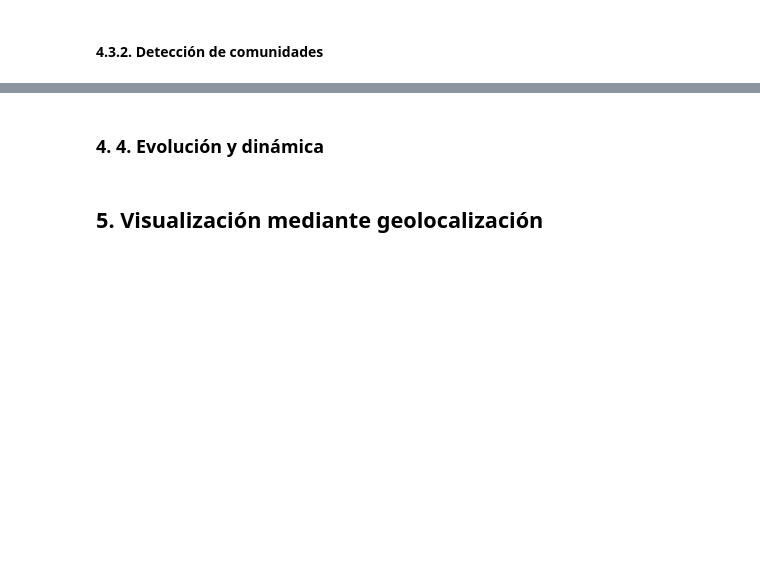
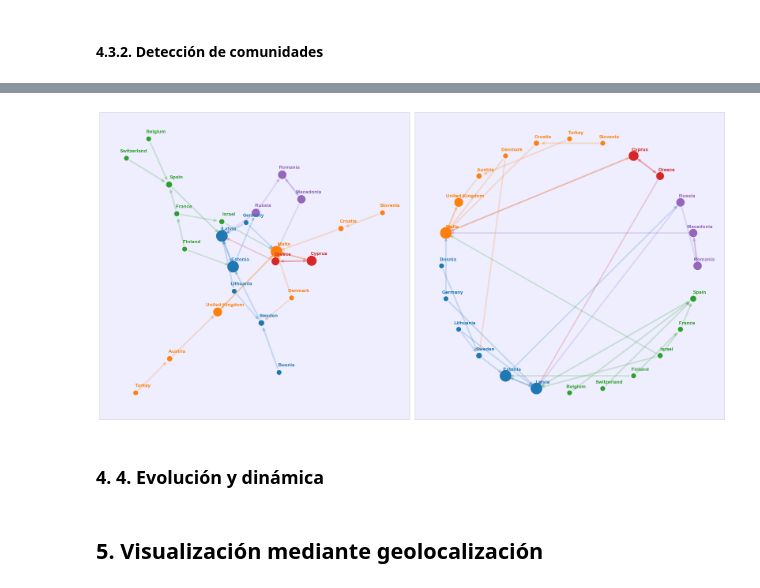
Before and after one commit to sofiamacein/MINT-Eurovision, a Jupyter notebook: Eurovision_Sofia.ipynb, the cells around one changed output, grey strips where cells are left out. Drawn from its saved outputs; the diff is of its cells as text; code cells hidden in the pictures; blank space fills up the shorter version.

```diff
--- a/Eurovision_Sofia.ipynb
+++ b/Eurovision_Sofia.ipynb
@@ -1208,3 +1280,40 @@ plt.show()
+# %%
+# Grafo
+df_2002, edges_02, G_02, Gedges_02 = plot_eurovision_graph(df2, 2002, percent=0.3, show_plots = False)
+
+# Detectar las comunidades
+communities = detect_communities(Gedges_02, comType='louvain')
+
+# Inflencia de un nodo basado en el PageRank
+influence = nx.pagerank(Gedges_02,weight='weight')
+influenceMax = max(influence.values())
+# %%
+# Graficos por comunidades
+# Agregar por comunidad
+shells = pd.merge(
+    pd.DataFrame(communities.items(), columns=['country','cluster']),
+    pd.DataFrame(dict(Gedges_02.degree()).items(), columns=['country','degree'])
+).sort_values(['cluster','degree'])['country'].values
+
+# Visualizacion
+plt.figure(figsize=(18,9))
+
+plt.subplot(121)
+plt.gca().set_facecolor('#eeeeFF');
+np.random.seed(42)
+pos = nx.layout.fruchterman_reingold_layout(nx.Graph(Gedges_02),k=0.01,iterations=100,scale = 2);
+plotESC(Gedges_02, communities, influence, pos,pos_shift=0.1);
+plt.grid(False)
+
+plt.subplot(122)
+plt.gca().set_facecolor('#eeeeFF');
+pos = nx.shell_layout(Gedges_02,nlist=[shells])
+plotESC(Gedges_02, communities, influence, pos,pos_shift=0.05);
+plt.grid(False)
+plt.tight_layout()
+plt.show()
+# %% [output]
+[figure, added]
 # %% [markdown]
 ### 4. 4. Evolución y dinámica <a name="evolucion-y-dinamica"></a>
 # %% [markdown]
```
Also changed, not shown: parts of 45 cells of this notebook.
